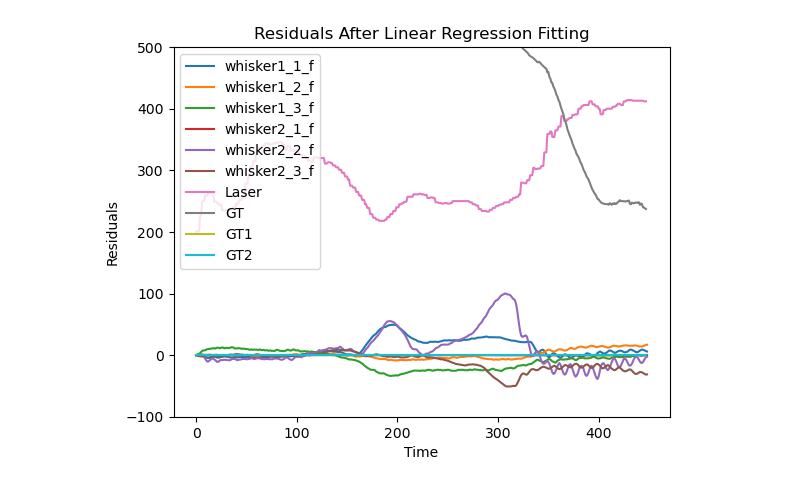
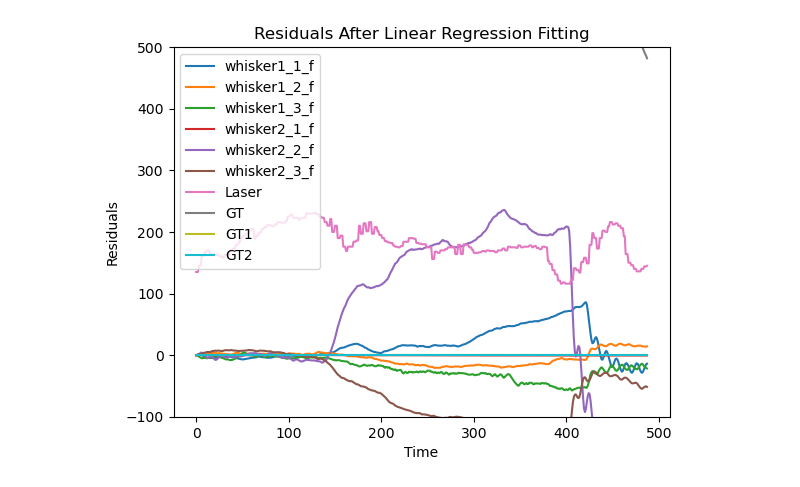
Before and after one commit to TacYee/autonomous-fly, a Jupyter notebook: FLowdeck/plotter.ipynb, the cells around one changed output. Cells and saved outputs as stored; diff of their text form; code cells hidden in the pictures.

```diff
--- a/FLowdeck/plotter.ipynb
+++ b/FLowdeck/plotter.ipynb
@@ -132,17 +132,17 @@ class LineIntersection:
         return GT
 # %%
 # 1-5
-data = pd.read_csv('data/20240422/2024-04-22+16:29:27+.csv')
-pressure = data.iloc[2:, 7:13].values
-laser = data.iloc[2:, -1].values
-yaw = data.iloc[2:, -3].values
-position=data.iloc[2:,1:4].values
-velocity=data.iloc[2:,4:7].values
+data = pd.read_csv('data/20240422/2024-04-22+16:25:11+.csv')
+pressure = data.iloc[2:490, 7:13].values
+laser = data.iloc[2:490, -1].values
+yaw = data.iloc[2:490, -3].values
+position=data.iloc[2:490,1:4].values
+velocity=data.iloc[2:490,4:7].values
 laser1=laser+25*np.tan(np.radians(yaw))
 laser2=laser-25*np.tan(np.radians(yaw))
 laser1 = np.where(laser1 > 218, 0, 218 - laser1)
 laser2 = np.where(laser2 > 218, 0, 218 - laser2)
-pitch = data.iloc[2:, -2].values
+pitch = data.iloc[2:490, -2].values
 point1 = [-0.255186, 1.189175]
 point2 = [-1.104007, 1.177670]
 line_intersection = LineIntersection()
@@ -172,31 +172,57 @@ filtered_pressure = apply_bandpass_filter(residuals,0.05,1,50)
 
 # plt.plot(residuals[:, 0] , label=f"whisker1_1")
 # plt.plot(residuals[:, 1] , label=f"whisker1_2")
 # plt.plot(residuals[:, 2] , label=f"whisker1_3")
 # # plt.plot(residuals[:, 3] , label=f"whisker2_1")
 # plt.plot(residuals[:, 4] , label=f"whisker2_2")
 # plt.plot(residuals[:, 5] , label=f"whisker2_3")
 
 plt.plot(filtered_pressure[:, 0] , label=f"whisker1_1_f")
 plt.plot(filtered_pressure[:, 1] , label=f"whisker1_2_f")
 plt.plot(filtered_pressure[:, 2] , label=f"whisker1_3_f")
 plt.plot(filtered_pressure[:, 3] , label=f"whisker2_1_f")
 plt.plot(filtered_pressure[:, 4] , label=f"whisker2_2_f")
 plt.plot(filtered_pressure[:, 5] , label=f"whisker2_3_f")
 # 绘制其他数据
 # plt.plot(pitch, label="Pitch")
 # plt.plot(yaw, label="yaw")
 plt.plot(laser, label="Laser")
 plt.plot(GT, label="GT")
 plt.plot(GT1, label="GT1")
 plt.plot(GT2, label="GT2")
 # plt.plot(laser1, label="laser1")
 # plt.plot(laser2, label="laser2")
 plt.legend()
 plt.xlabel("Time")
 plt.ylabel("Residuals")
 plt.ylim(-100, 500)
 plt.title("Residuals After Linear Regression Fitting")
 plt.show()
+
+
+new_data = pd.DataFrame({
+    'whisker1_1': filtered_pressure[:,0],
+    'whisker1_2': filtered_pressure[:,1],
+    'whisker1_3': filtered_pressure[:,2],
+    'whisker2_1': filtered_pressure[:,3],
+    'whisker2_2': filtered_pressure[:,4],
+    'whisker2_3': filtered_pressure[:,5],
+    'Laser1': laser1,
+    'Laser2': laser2,
+    'laser': laser,
+    'yaw': yaw,
+    'pitch': pitch,
+    'positionX': position[:,0],
+    'positionY': position[:,1],
+    'positionZ': position[:,2],
+    'velocityX': velocity[:,0],
+    'velocityY': velocity[:,1],
+    'velocityZ': velocity[:,2],
+    'GT': GT,
+    'GT1': GT1,
+    'GT2': GT2
+
+})
+new_data.to_csv('dataanalyse/0425/data1.csv', index=False)
 # %% [output]
-[figure, old version]
+[figure, new version]
```
Also changed, not shown: 2 other files.
